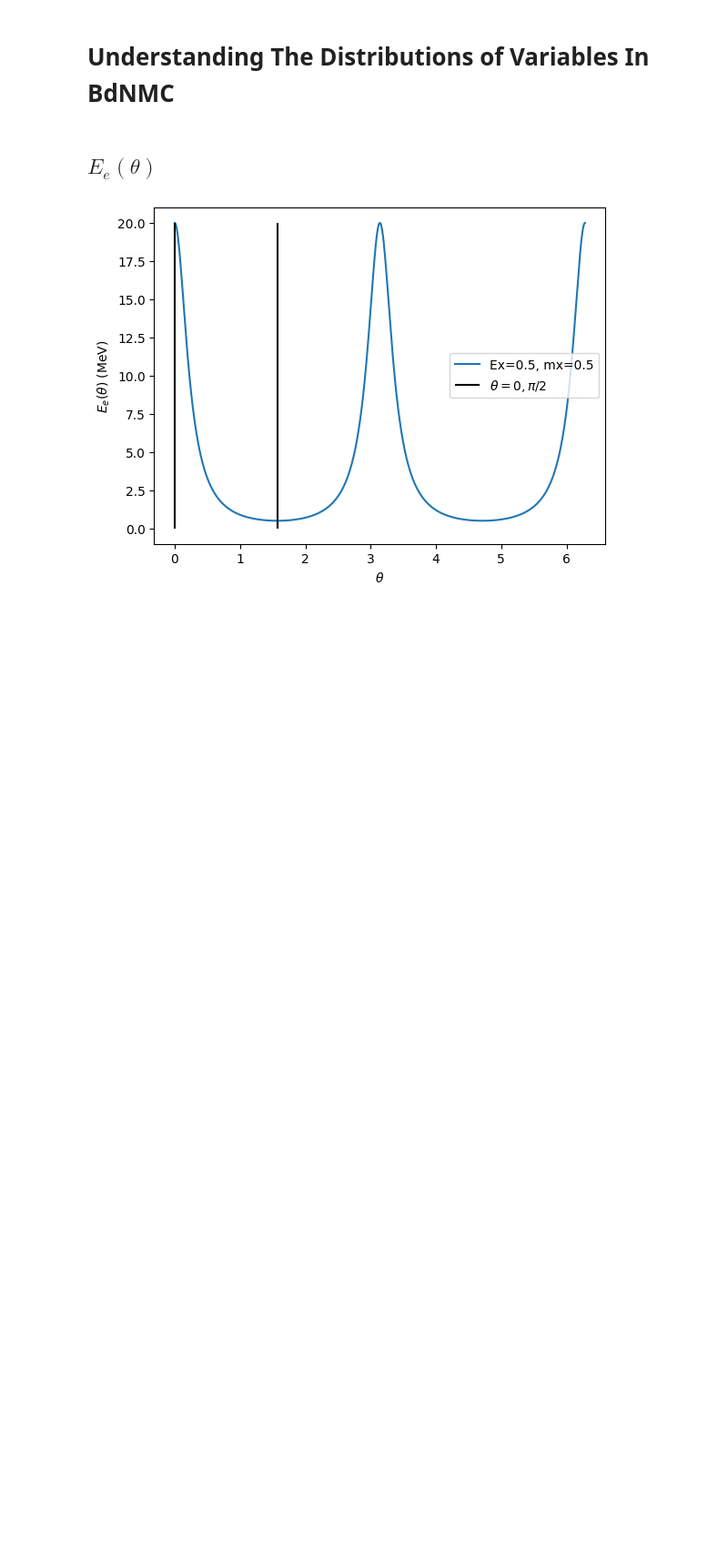
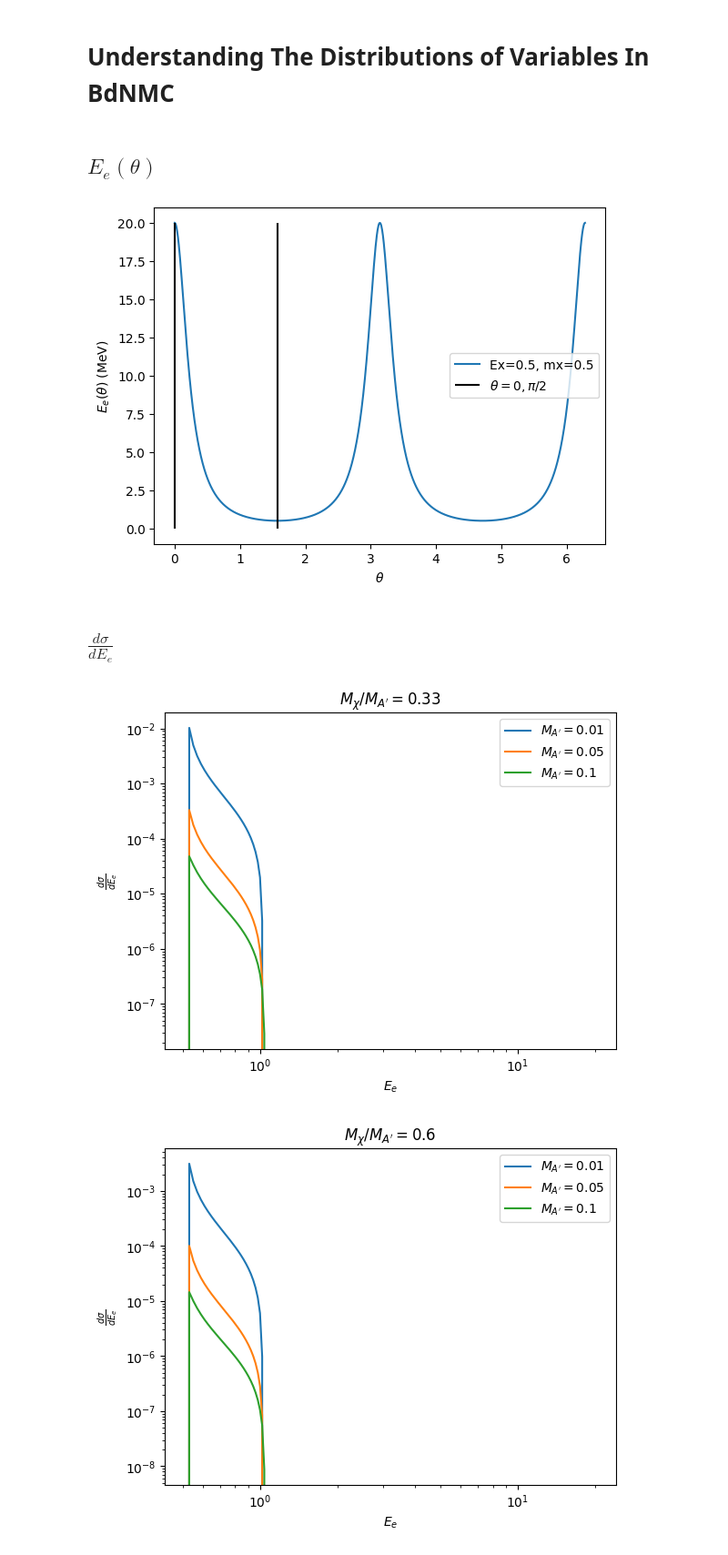
Before and after one commit to amh-137/DarkElectronScatter, a Jupyter notebook: notebooks/BdNMC_distributions.ipynb, the cells around one changed output. Shown: that part at 91% size. Saved outputs shown, nothing was run; the diff lists cells and outputs as text; code cells hidden in the pictures; blank space fills up the shorter version.

Commit message:
Fermionic total cx

```diff
--- a/notebooks/BdNMC_distributions.ipynb
+++ b/notebooks/BdNMC_distributions.ipynb
@@ -24,3 +24,37 @@ ax.legend()
 plt.show()
 # %% [output]
 [figure]
+# %% [markdown]
+## $\frac{d\sigma}{dE_e}$
+# %%
+kappa = 1e-3
+alphaEM = 1/137
+alphaD = 0.1
+Me = 0.511
+
+def dsigma_dE_fermionic(EDM, Ee, MDM, MDP):
+    coef = 4 * np.pi * kappa * kappa * alphaEM * alphaD
+    Nominator = (EDM * EDM * Me + EDM * (EDM * Me + 2 * Me * (-Ee + Me)) + (Ee - Me) * ((Ee - 2 * Me) * Me - MDP * MDP))
+    Denominator = (((MDP * MDP + 2 * (Ee - Me) * Me)**2) * (EDM * EDM - MDM * MDM))
+    ratio = Nominator / Denominator
+    return coef * ratio
+# %%
+
+Ee = np.linspace(0.511, 2000, 1000)
+EDM = np.linspace(0., 20, 5)
+
+dts = [0.33, 0.6, 2.0]
+MAs = [0.01, 0.05, 0.1]
+for dt in dts:
+    fig = plt.figure()
+    ax = fig.add_subplot(111)
+    for MA in MAs:
+        mchi = dt * MA
+        ax.plot(Ee, dsigma_dE_fermionic(float(EDM[0]), Ee, mchi, MA), label=r"$M_{A'}=$"+f'{MA}')
+        ax.set(xlabel=r'$E_e$', ylabel=r'$\frac{d\sigma}{dE_e}$', title=r"$M_\chi / M_{A'}=$"+f'{dt}')
+        ax.legend()
+    ax.loglog()
+plt.show()
+# %% [output]
+[figure, added]
+[figure, added]
```
Also changed, not shown: parts of 4 cells of this notebook.
